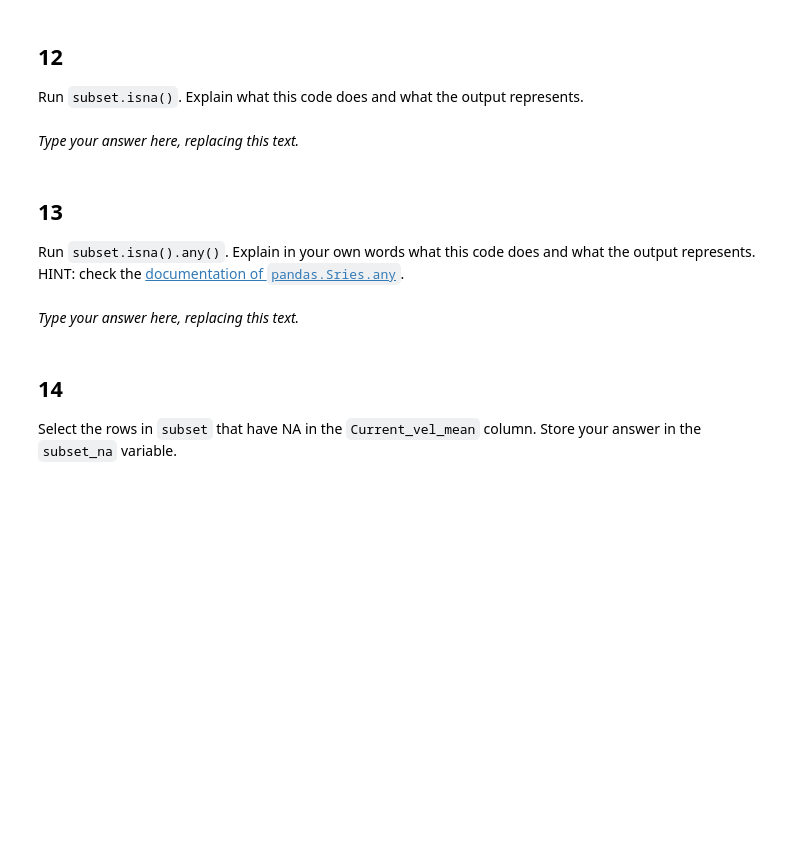
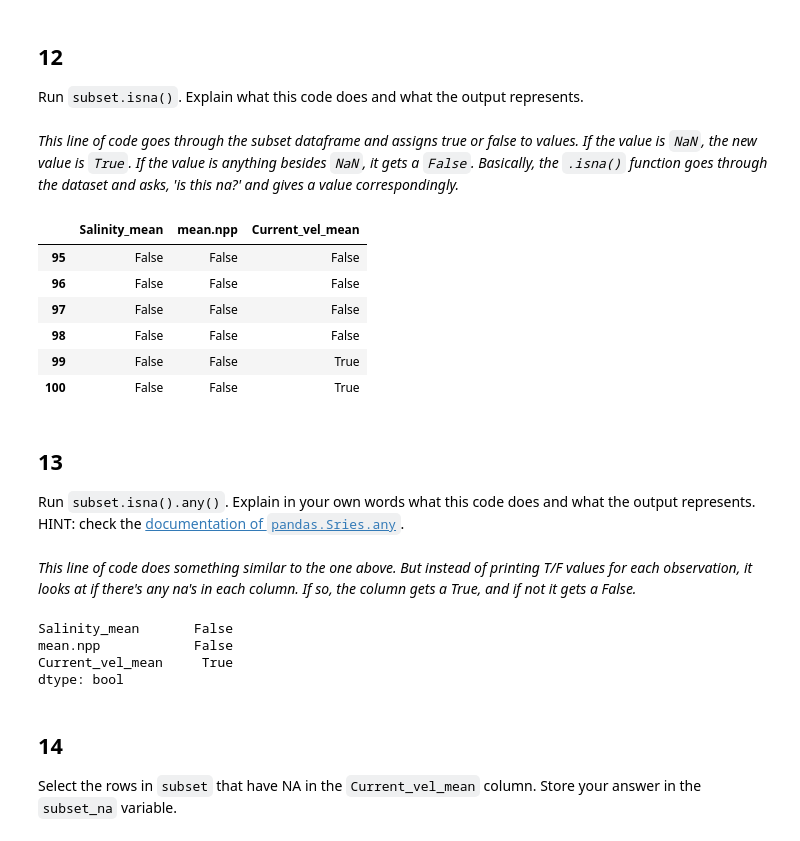
Before and after one commit to kailani-boop/eds220-hwk1-kailani, a Jupyter notebook: task2/hwk1-task2-corals.ipynb, the cells around one changed output. Saved outputs shown, nothing was run; the diff lists cells and outputs as text; code cells hidden in the pictures; blank space fills up the shorter version.

```diff
--- a/task2/hwk1-task2-corals.ipynb
+++ b/task2/hwk1-task2-corals.ipynb
@@ -236,3 +283,8 @@ subset = ...
+# %%
+# Subset includes rows 95 to 100 (doesn't include 101, just due to indexing)
+# Subset also includes column indexes 16, 19, 27 which correspond to the 17, 20, and 28th columns
+# Indexing starts at 0, not 1
+subset = coral_div.iloc[95:101, [16, 19, 27]]
 # %%
 # View the dataframe
 subset
@@ -244,8 +306,18 @@ grader.check("q11")
 ## 12
 
 Run `subset.isna()`. Explain what this code does and what the output represents.
-# %% [markdown]
-_Type your answer here, replacing this text._
+# %% [markdown]
+_This line of code goes through the subset dataframe and assigns true or false to values. If the value is `NaN`, the new value is `True`. If the value is anything besides `NaN`, it gets a `False`. Basically, the `.isna()` function goes through the dataset and asks, 'is this na?' and gives a value correspondingly._
+# %%
+subset.isna()
+# %% [output]
+|  | Salinity_mean | mean.npp | Current_vel_mean |
+| 95 | False | False | False |
+| 96 | False | False | False |
+| 97 | False | False | False |
+| 98 | False | False | False |
+| 99 | False | False | True |
+| 100 | False | False | True |
 # %% [markdown]
 <!-- END QUESTION -->
 
@@ -253,8 +325,15 @@ _Type your answer here, replacing this text._
 
 ## 13
 Run `subset.isna().any()`. Explain in your own words what this code does and what the output represents. HINT: check the [documentation of `pandas.Sries.any`](https://pandas.pydata.org/docs/reference/api/pandas.Series.any.html).
-# %% [markdown]
-_Type your answer here, replacing this text._
+# %% [markdown]
+_This line of code does something similar to the one above. But instead of printing T/F values for each observation, it looks at if there's any na's in each column. If so, the column gets a True, and if not it gets a False._
+# %%
+subset.isna().any()
+# %% [output]
+Salinity_mean       False
+mean.npp            False
+Current_vel_mean     True
+dtype: bool
 # %% [markdown]
 <!-- END QUESTION -->
 
```
Also changed, not shown: parts of 22 cells of this notebook.
